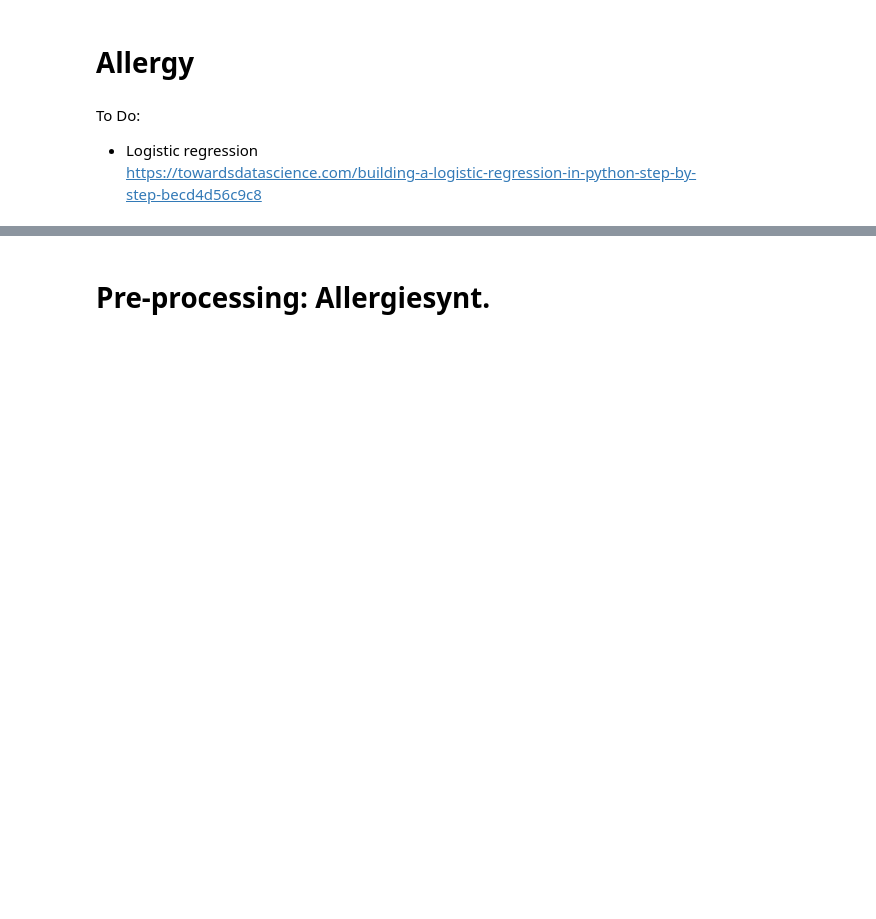
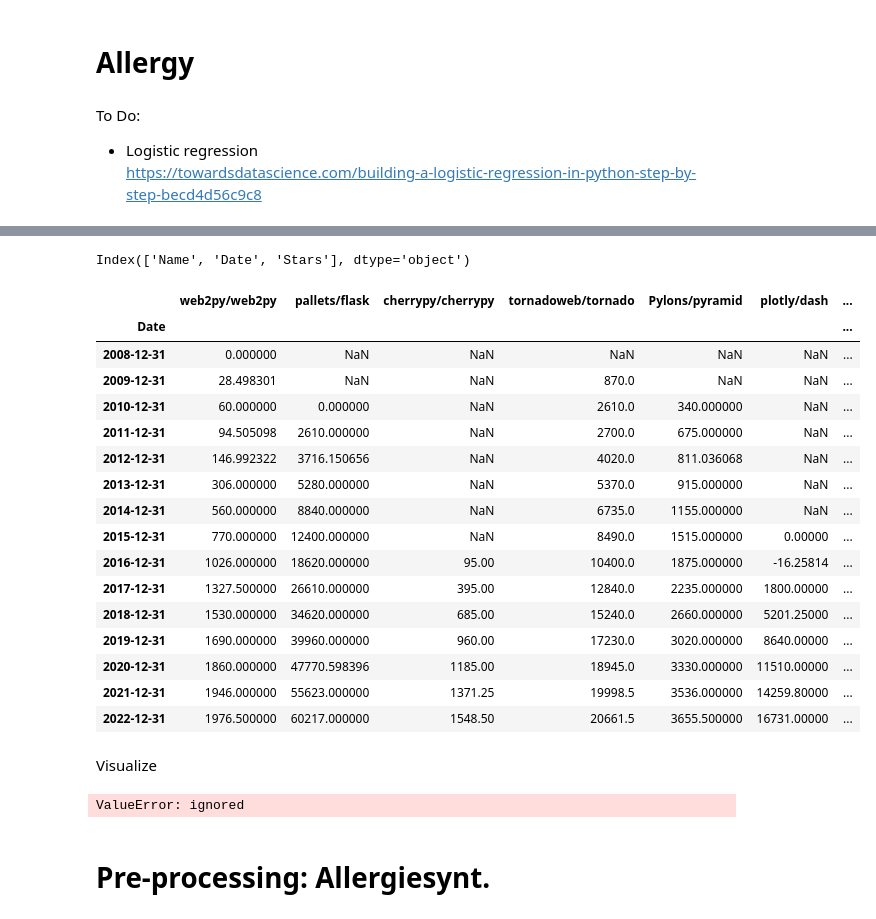
Before and after one commit to gwillig/Arcade-game, a Jupyter notebook: allergy.ipynb, the cells around one changed output, grey strips where cells are left out. Cells and saved outputs as stored; diff of their text form; code cells hidden in the pictures; blank space fills up the shorter version.

```diff
--- a/allergy.ipynb
+++ b/allergy.ipynb
@@ -137,0 +53,7 @@ memory usage: 2.7+ KB
+# %%
+'#3.Step: Load the data from the speadsheet'
+sheet = wb.worksheet('2022')
+data = sheet.get_all_values()
+df = pd.DataFrame(data)
+
+display(df.head)
@@ -172,3 +77,67 @@ display(df_non)
+# %%
+'3.Step: Convert first row to header'
+df = df.rename(columns=df.iloc[0]).drop(df.index[0])
+'3.1.Step: Convert Stars to numeric'
+df["Stars"] = df["Stars"].apply(pd.to_numeric)
+print(df.keys())
+"#3.1.Step: Convert date string to datetime"
+df['Date']= pd.to_datetime(df['Date'], format='%d-%m-%Y')
+df.info()
+# %% [output]
+Index(['Name', 'Date', 'Stars'], dtype='object')
+# %%
+from gspread_dataframe import set_with_dataframe
+
+'#Get the average for each year '
+result = []
+for el in df["Name"].unique():
+  data= df[df["Name"]==el]
+  data_res = data.resample('Y', on='Date').mean()
+  data_rename = data_res.rename(columns={"Stars":el})
+  'Interpole data'
+  data_inter = data_rename.interpolate(method="quadratic")
+  result.append(data_inter)
+
+df_con =  pd.concat(result[0:-1], axis=1)
+df_con.head()
+
+# df_con.to_excel('df_nan.xlsx')
+
+# files.download('df_nan.xlsx')
+
+title = 'Result'
+
+sheet = wb.sheet1
+df_con['Date'] = df_con.index
+set_with_dataframe(sheet, df_con)
+# %%
+df_con
+# %% [output]
+|  | web2py/web2py | pallets/flask | cherrypy/cherrypy | tornadoweb/tornado | Pylons/pyramid | plotly/dash | ... |
+| Date |  |  |  |  |  |  | ... |
+| 2008-12-31 | 0.000000 | NaN | NaN | NaN | NaN | NaN | ... |
+| 2009-12-31 | 28.498301 | NaN | NaN | 870.0 | NaN | NaN | ... |
+| 2010-12-31 | 60.000000 | 0.000000 | NaN | 2610.0 | 340.000000 | NaN | ... |
+| 2011-12-31 | 94.505098 | 2610.000000 | NaN | 2700.0 | 675.000000 | NaN | ... |
+| 2012-12-31 | 146.992322 | 3716.150656 | NaN | 4020.0 | 811.036068 | NaN | ... |
+| 2013-12-31 | 306.000000 | 5280.000000 | NaN | 5370.0 | 915.000000 | NaN | ... |
+| 2014-12-31 | 560.000000 | 8840.000000 | NaN | 6735.0 | 1155.000000 | NaN | ... |
+| 2015-12-31 | 770.000000 | 12400.000000 | NaN | 8490.0 | 1515.000000 | 0.00000 | ... |
+| 2016-12-31 | 1026.000000 | 18620.000000 | 95.00 | 10400.0 | 1875.000000 | -16.25814 | ... |
+| 2017-12-31 | 1327.500000 | 26610.000000 | 395.00 | 12840.0 | 2235.000000 | 1800.00000 | ... |
+| 2018-12-31 | 1530.000000 | 34620.000000 | 685.00 | 15240.0 | 2660.000000 | 5201.25000 | ... |
+| 2019-12-31 | 1690.000000 | 39960.000000 | 960.00 | 17230.0 | 3020.000000 | 8640.00000 | ... |
+| 2020-12-31 | 1860.000000 | 47770.598396 | 1185.00 | 18945.0 | 3330.000000 | 11510.00000 | ... |
+| 2021-12-31 | 1946.000000 | 55623.000000 | 1371.25 | 19998.5 | 3536.000000 | 14259.80000 | ... |
+| 2022-12-31 | 1976.500000 | 60217.000000 | 1548.50 | 20661.5 | 3655.500000 | 16731.00000 | ... |
+# %% [markdown]
+Visualize
+# %%
+sns.set_theme(style="darkgrid")
+sns.set(rc={'figure.figsize':(11.7,8.27)})
+sns.lineplot(df_con)
+# %% [output]
+ValueError: ignored
 # %% [markdown]
 # Pre-processing: Allergiesynt.
 # %%
```
Also changed, not shown: parts of 28 cells of this notebook.
